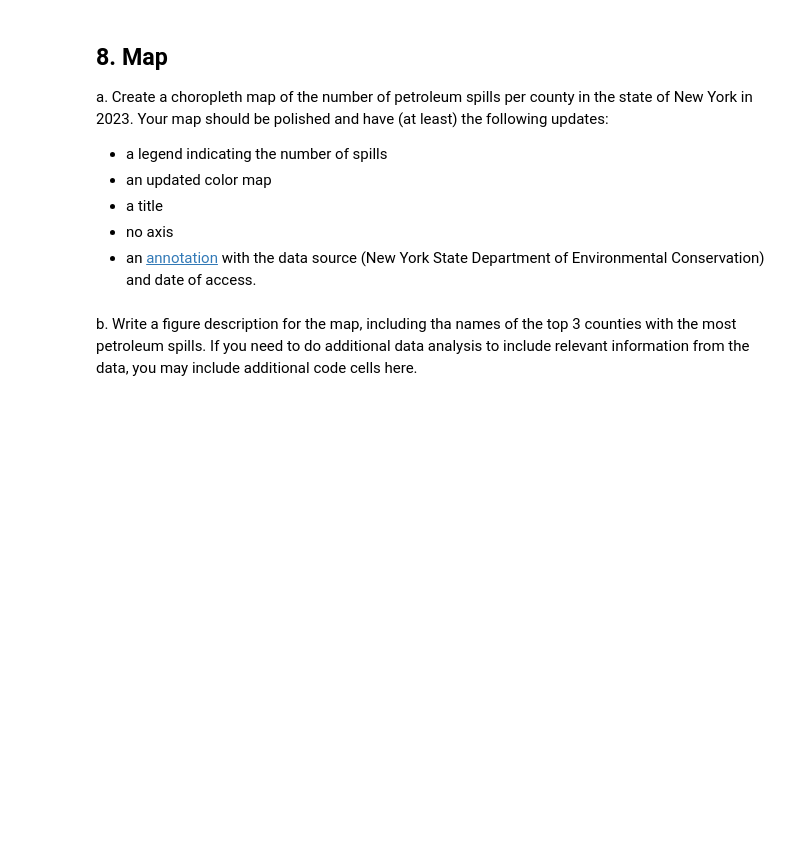
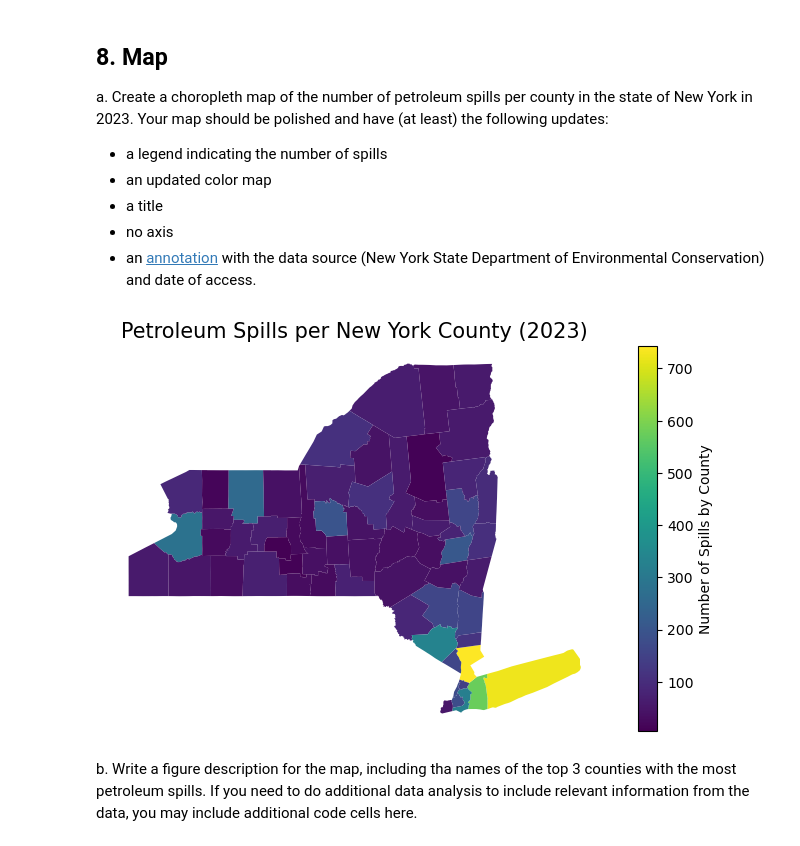
Before and after one commit to nmoraescommit/eds220-hwk3, a Jupyter notebook: hwk3-task1-spills.ipynb, the cells around one changed output. Drawn from its saved outputs; the diff is of its cells as text; code cells hidden in the pictures; blank space fills up the shorter version.

```diff
--- a/hwk3-task1-spills.ipynb
+++ b/hwk3-task1-spills.ipynb
@@ -598,3 +596,23 @@ Your map should be polished and have (at least) the following updates:
+# %%
+# a. Your code here
+# Create map of NY sounties and spills in 2023
+
+fig, ax = plt.subplots(figsize=(9, 5))
+
+# Remove the axis for a cleaner map
+ax.axis('off')
+
+# Title for the plot
+ax.set_title('Petroleum Spills per New York County (2023)',
+              fontsize=15)
+
+ny_counties.plot(ax = ax,
+                 column = 'n_spills', #Assign numerical data column
+                 legend = True, #Decide to show legend or not
+                 legend_kwds = {'label': "Number of Spills by County"}) #Name
+plt.show()
+# %% [output]
+[figure, added]
 # %% [markdown]
 <!-- END QUESTION -->
 
```
Also changed, not shown: parts of 7 cells of this notebook, 1 other file.
